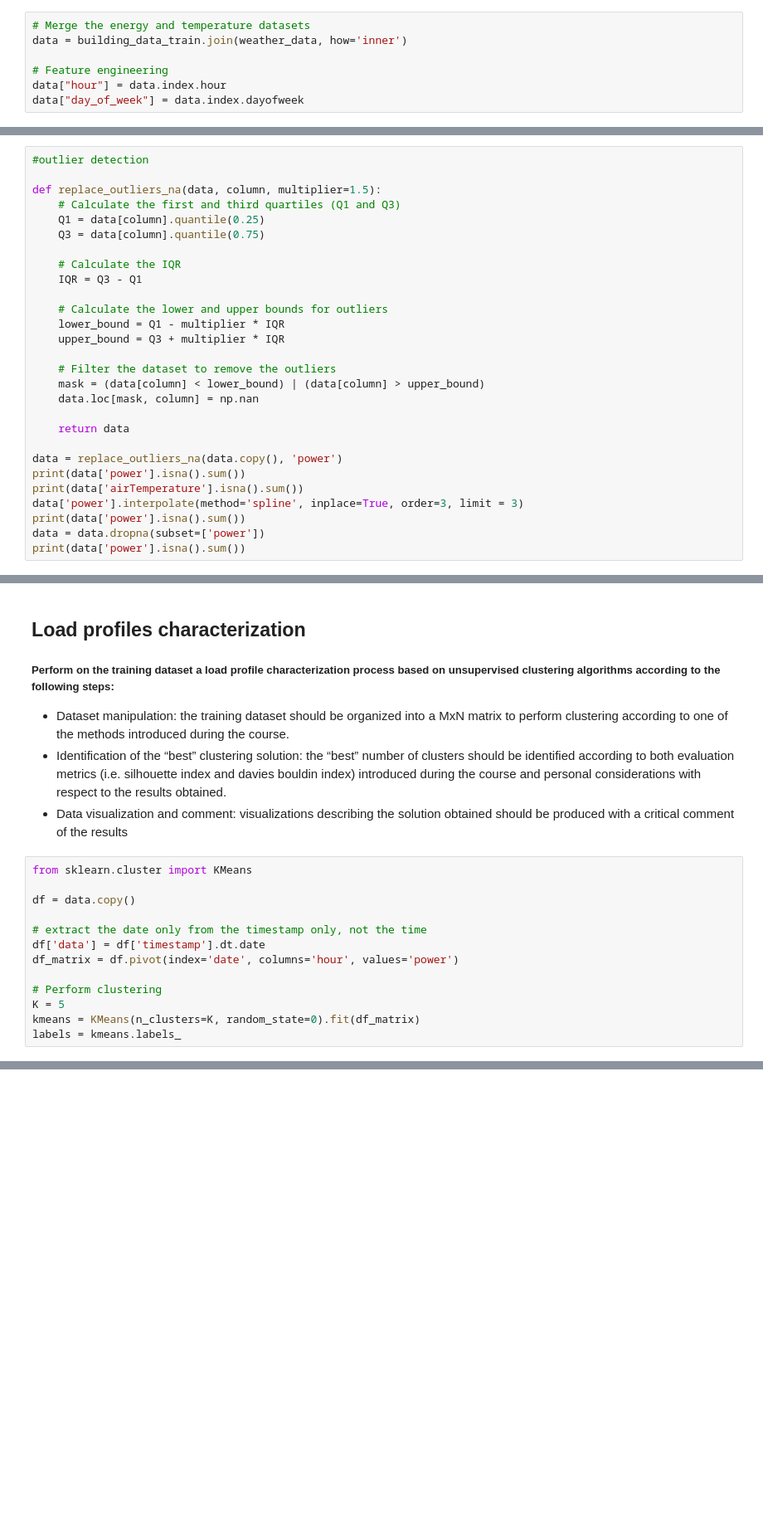
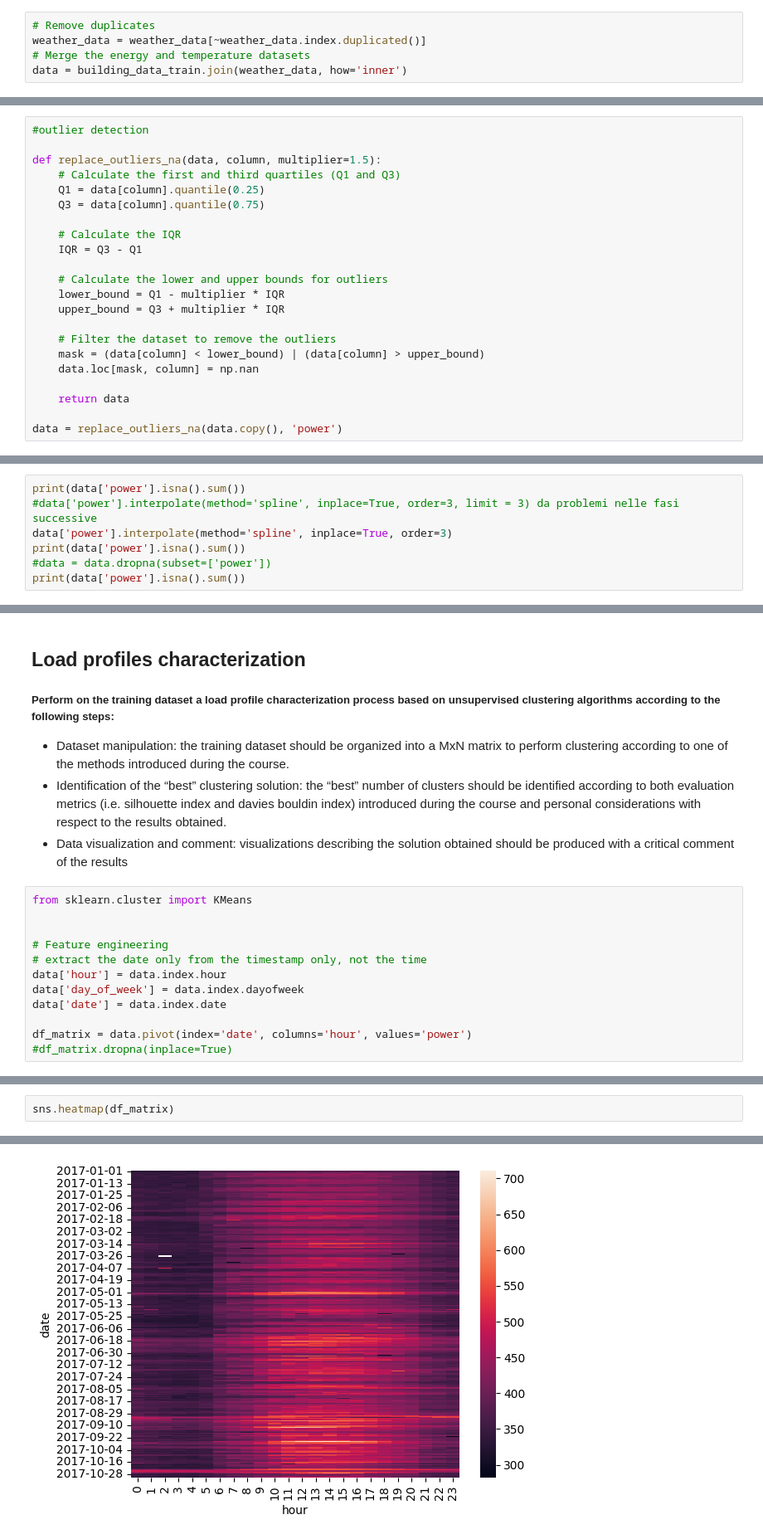
Before and after one commit to lucaparimbelli-ABB/data-science-and-ai-for-industrial-systems, a Jupyter notebook: exam.ipynb, the cells around one changed output, grey strips where cells are left out. Shown at 83% size. Saved outputs shown, nothing was run; the diff lists cells and outputs as text; blank space fills up the shorter version.

Commit message:
Inizio cluster analysy

```diff
--- a/exam.ipynb
+++ b/exam.ipynb
@@ -16,10 +20,8 @@ weather_data = pd.read_csv("data/weather_1.csv", parse_dates=["timestamp"], inde
 # %%
+# Remove duplicates
+weather_data = weather_data[~weather_data.index.duplicated()]
 # Merge the energy and temperature datasets
 data = building_data_train.join(weather_data, how='inner')
-
-# Feature engineering
-data["hour"] = data.index.hour
-data["day_of_week"] = data.index.dayofweek
 # %%
 #data['power'].plot()
 data['power'].plot()
@@ -48,9 +50,3 @@ def replace_outliers_na(data, column, multiplier=1.5):
     return data
 
 data = replace_outliers_na(data.copy(), 'power')
-print(data['power'].isna().sum())
-print(data['airTemperature'].isna().sum())
-data['power'].interpolate(method='spline', inplace=True, order=3, limit = 3)
-print(data['power'].isna().sum())
-data = data.dropna(subset=['power'])
-print(data['power'].isna().sum())
@@ -61,0 +53,7 @@ print(data['power'].isna().sum())
+# %%
+print(data['power'].isna().sum())
+#data['power'].interpolate(method='spline', inplace=True, order=3, limit = 3) da problemi nelle fasi successive
+data['power'].interpolate(method='spline', inplace=True, order=3)
+print(data['power'].isna().sum())
+#data = data.dropna(subset=['power'])
+print(data['power'].isna().sum())
@@ -89,13 +90,12 @@ sns.heatmap(df_pivot)
 # %%
 from sklearn.cluster import KMeans
 
-df = data.copy()
 
+# Feature engineering
 # extract the date only from the timestamp only, not the time
-df['data'] = df['timestamp'].dt.date
-df_matrix = df.pivot(index='date', columns='hour', values='power')
+data['hour'] = data.index.hour
+data['day_of_week'] = data.index.dayofweek
+data['date'] = data.index.date
 
-# Perform clustering
-K = 5
-kmeans = KMeans(n_clusters=K, random_state=0).fit(df_matrix)
-labels = kmeans.labels_
+df_matrix = data.pivot(index='date', columns='hour', values='power')
+#df_matrix.dropna(inplace=True)
@@ -103,0 +102,3 @@ KeyError: 'timestamp'
+# %%
+sns.heatmap(df_matrix)
+# %% [output]
@@ -103,0 +106 @@ KeyError: 'timestamp'
+[figure, added]
```
Also changed, not shown: parts of 9 cells of this notebook.
